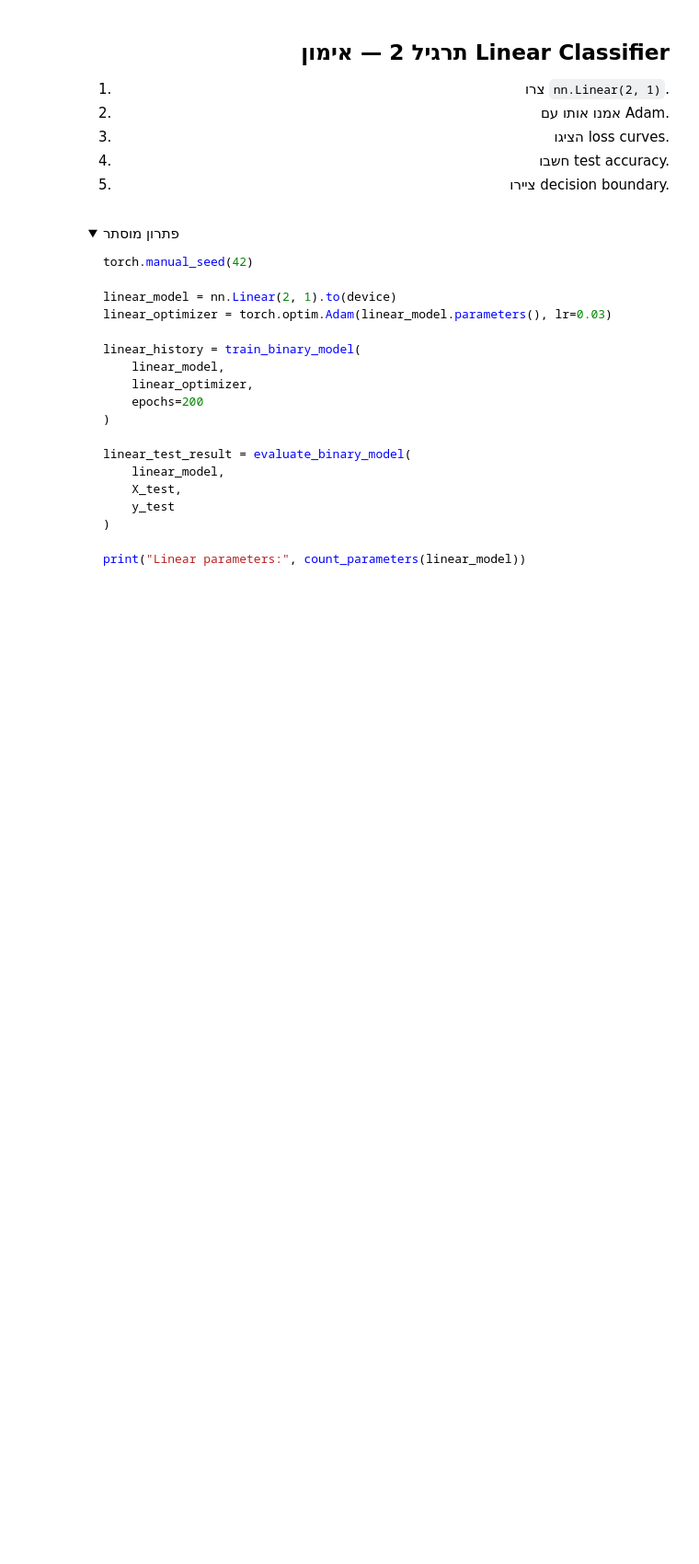
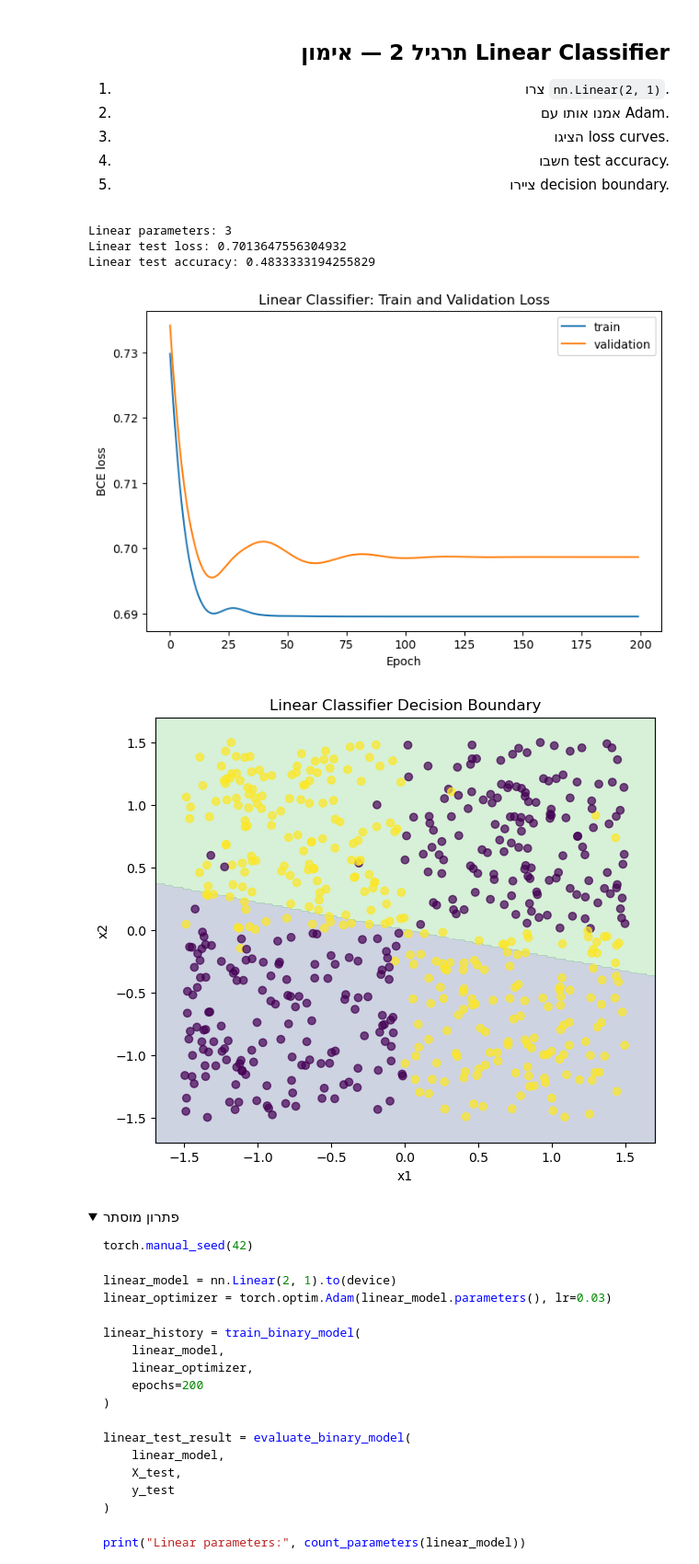
Before and after one commit to spacentime/he-ai-engineer-course, a Jupyter notebook: src/practice11/class11.ipynb, the cells around one changed output. Shown at 92% size. Cells and saved outputs as stored; diff of their text form; code cells hidden in the pictures; folded sections open; blank space fills up the shorter version.

```diff
--- a/src/practice11/class11.ipynb
+++ b/src/practice11/class11.ipynb
@@ -331,11 +331,51 @@ logit = w1*x1 + w2*x2 + b
 # %%
 # TODO:
 # linear_model = ...
 # optimizer = ...
 # linear_history = train_binary_model(...)
 # evaluate_binary_model(...)
 # plot_history(...)
 # plot_decision_boundary(...)
+
+
+torch.manual_seed(42)
+
+linear_model = nn.Linear(2, 1).to(device)
+linear_optimizer = torch.optim.Adam(linear_model.parameters(), lr=0.03)
+
+linear_history = train_binary_model(
+    linear_model,
+    linear_optimizer,
+    epochs=200
+)
+
+linear_test_result = evaluate_binary_model(
+    linear_model,
+    X_test,
+    y_test
+)
+
+print("Linear parameters:", count_parameters(linear_model))
+print("Linear test loss:", linear_test_result["loss"])
+print("Linear test accuracy:", linear_test_result["accuracy"])
+
+plot_history(
+    linear_history,
+    "Linear Classifier: Train and Validation Loss"
+)
+
+plot_decision_boundary(
+    linear_model,
+    X_np,
+    y_np,
+    "Linear Classifier Decision Boundary"
+)
+# %% [output]
+Linear parameters: 3
+Linear test loss: 0.7013647556304932
+Linear test accuracy: 0.4833333194255829
+[figure, added]
+[figure, added]
 # %% [markdown]
 <details dir="rtl">
 <summary>פתרון מוסתר</summary>
```
Also changed, not shown: parts of 3 cells of this notebook.
